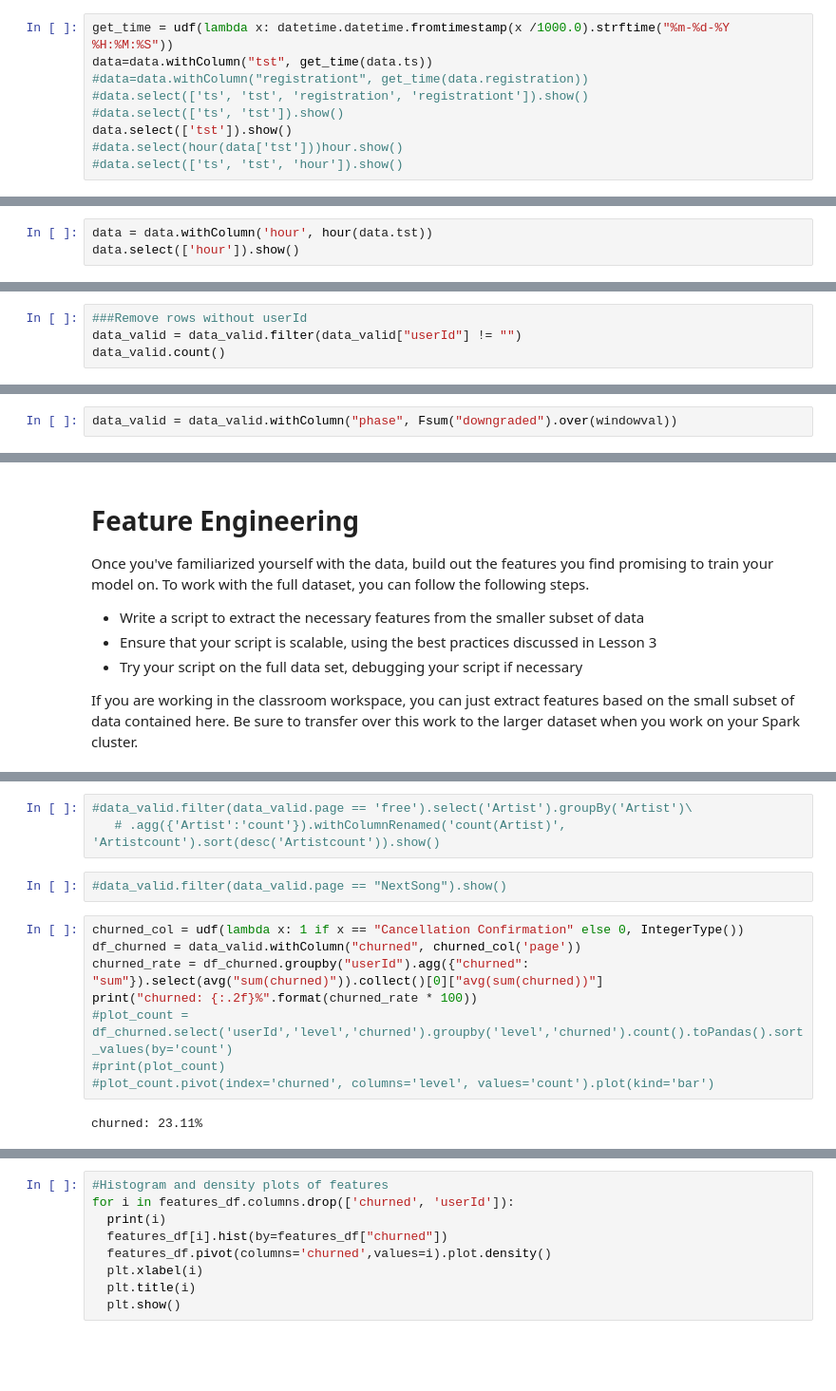
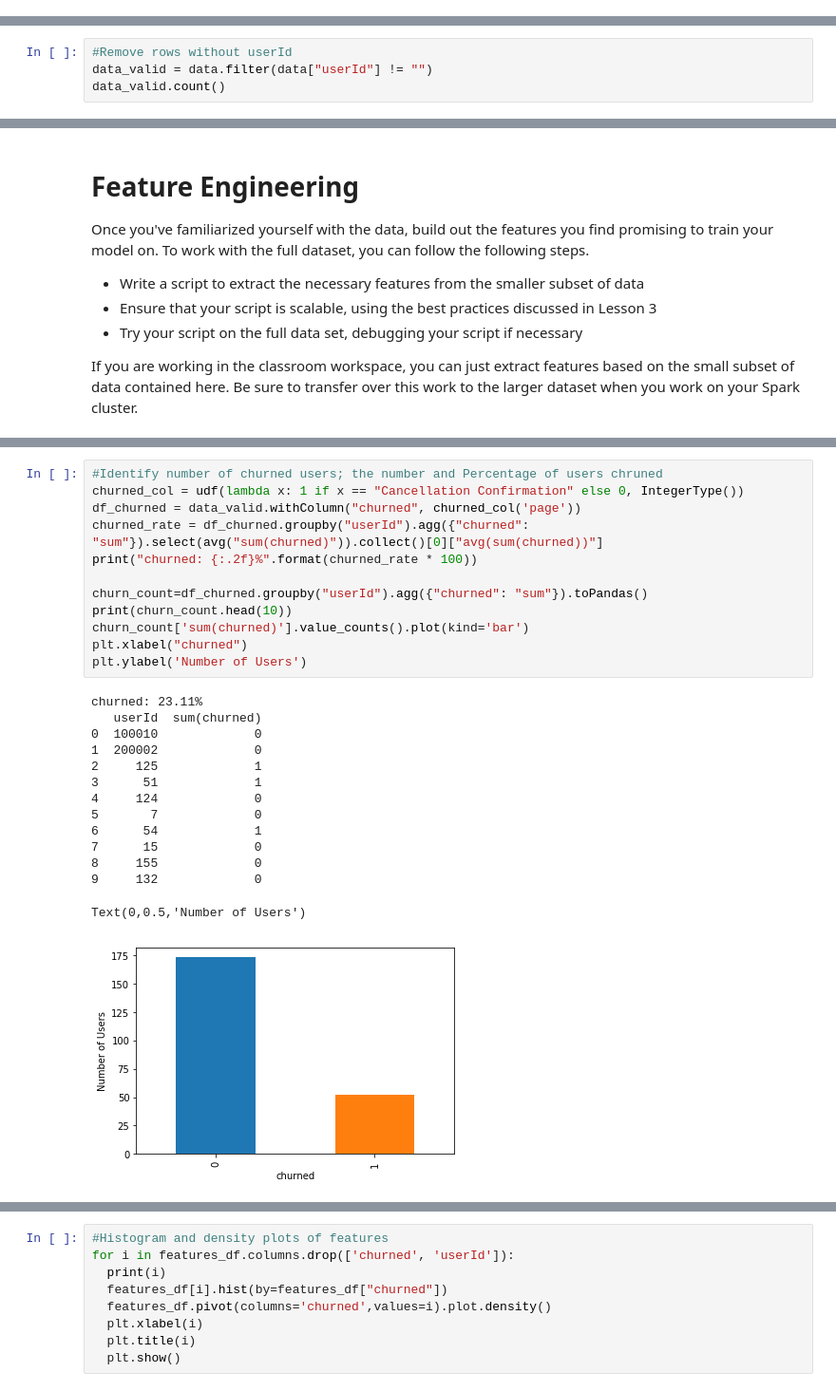
Before and after one commit to chaomacau/Sparkify, a Jupyter notebook: Sparkify.ipynb, the cells around one changed output, grey strips where cells are left out. Shown: that part at 95% size. Cells and saved outputs as stored; diff of their text form; blank space fills up the shorter version.

```diff
--- a/Sparkify.ipynb
+++ b/Sparkify.ipynb
@@ -188,9 +128,0 @@ plt.ylabel("Songs played");
-# %%
-get_time = udf(lambda x: datetime.datetime.fromtimestamp(x /1000.0).strftime("%m-%d-%Y %H:%M:%S"))
-data=data.withColumn("tst", get_time(data.ts))
-#data=data.withColumn("registrationt", get_time(data.registration))
-#data.select(['ts', 'tst', 'registration', 'registrationt']).show()
-#data.select(['ts', 'tst']).show()
-data.select(['tst']).show()
-#data.select(hour(data['tst']))hour.show()
-#data.select(['ts', 'tst', 'hour']).show()
@@ -217,3 +128,0 @@ only showing top 20 rows
-# %%
-data = data.withColumn('hour', hour(data.tst))
-data.select(['hour']).show()
@@ -246,6 +165,6 @@ data_valid.count()
 # %%
-###Remove rows without userId
-data_valid = data_valid.filter(data_valid["userId"] != "")
+#Remove rows without userId
+data_valid = data.filter(data["userId"] != "")
 data_valid.count()
 # %% [output]
 278154
@@ -288,3 +191 @@ windowval = Window.partitionBy("userId").orderBy(desc("ts")).rangeBetween(Window
-# %%
-data_valid = data_valid.withColumn("phase", Fsum("downgraded").over(windowval))
 # %%
@@ -445,15 +308,27 @@ play_count['count'].value_counts().plot(kind='bar')
-# %%
-#data_valid.filter(data_valid.page == 'free').select('Artist').groupBy('Artist')\
-   # .agg({'Artist':'count'}).withColumnRenamed('count(Artist)', 'Artistcount').sort(desc('Artistcount')).show()
-# %%
-#data_valid.filter(data_valid.page == "NextSong").show()
 # %%
+#Identify number of churned users; the number and Percentage of users chruned
 churned_col = udf(lambda x: 1 if x == "Cancellation Confirmation" else 0, IntegerType())
 df_churned = data_valid.withColumn("churned", churned_col('page'))
 churned_rate = df_churned.groupby("userId").agg({"churned": "sum"}).select(avg("sum(churned)")).collect()[0]["avg(sum(churned))"]
 print("churned: {:.2f}%".format(churned_rate * 100))
-#plot_count = df_churned.select('userId','level','churned').groupby('level','churned').count().toPandas().sort_values(by='count')
-#print(plot_count)
-#plot_count.pivot(index='churned', columns='level', values='count').plot(kind='bar')
+
+churn_count=df_churned.groupby("userId").agg({"churned": "sum"}).toPandas()
+print(churn_count.head(10))
+churn_count['sum(churned)'].value_counts().plot(kind='bar')
+plt.xlabel("churned")
+plt.ylabel('Number of Users')
 # %% [output]
 churned: 23.11%
+   userId  sum(churned)
+0  100010             0
+1  200002             0
+2     125             1
+3      51             1
+4     124             0
+5       7             0
+6      54             1
+7      15             0
+8     155             0
+9     132             0
+Text(0,0.5,'Number of Users')
+[figure, added]
```
Also changed, not shown: parts of 64 cells of this notebook.
